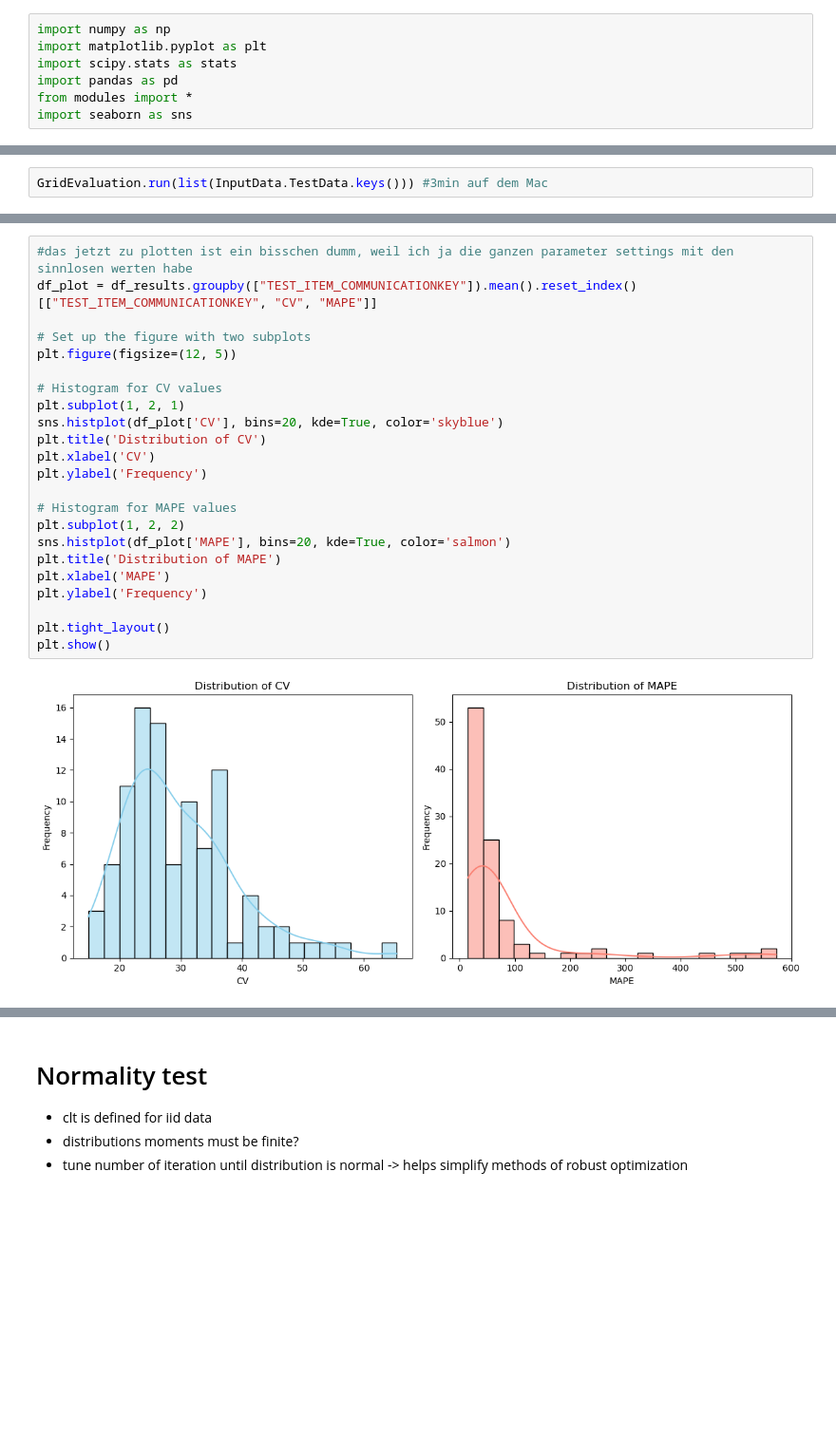
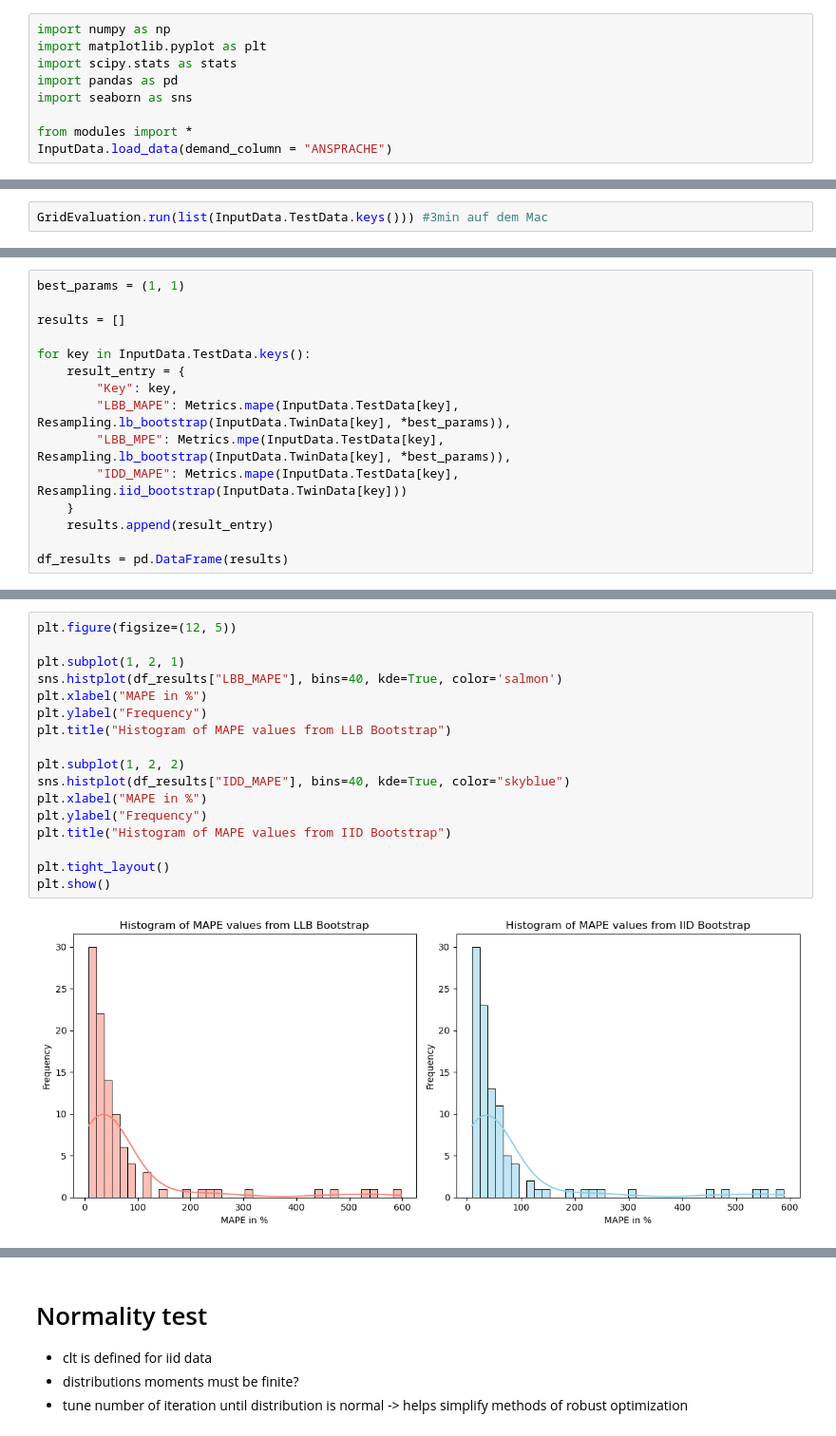
Before and after one commit to chrisnhr/Diplom, a Jupyter notebook: bootstrapping.ipynb, the cells around one changed output, grey strips where cells are left out. Shown: that part at 95% size. Drawn from its saved outputs; the diff is of its cells as text; blank space fills up the shorter version.

Commit message:
add seaborn to environment and refactor InputData class to support dynamic demand column and twin number

```diff
--- a/bootstrapping.ipynb
+++ b/bootstrapping.ipynb
@@ -3,8 +3,10 @@ import numpy as np
 import matplotlib.pyplot as plt
 import scipy.stats as stats
 import pandas as pd
+import seaborn as sns
+
 from modules import *
-import seaborn as sns
+InputData.load_data(demand_column = "ANSPRACHE")
 # %%
 # TODO: evaluieren der korrekten window positionen unter zero indexing, was sind die mindest dinger für die grid search windows, input dataen vollenden (z.B. NAs), die iid bootstraps implementieren
 
@@ -210,0 +77,15 @@ plt.show()
+# %%
+best_params = (1, 1)
+
+results = []
+
+for key in InputData.TestData.keys():
+    result_entry = {
+        "Key": key,
+        "LBB_MAPE": Metrics.mape(InputData.TestData[key], Resampling.lb_bootstrap(InputData.TwinData[key], *best_params)),
+        "LBB_MPE": Metrics.mpe(InputData.TestData[key], Resampling.lb_bootstrap(InputData.TwinData[key], *best_params)),
+        "IDD_MAPE": Metrics.mape(InputData.TestData[key], Resampling.iid_bootstrap(InputData.TwinData[key]))
+    }
+    results.append(result_entry)
+
+df_results = pd.DataFrame(results)
@@ -211,25 +94,19 @@ plt.show()
 # %%
-#das jetzt zu plotten ist ein bisschen dumm, weil ich ja die ganzen parameter settings mit den sinnlosen werten habe
-df_plot = df_results.groupby(["TEST_ITEM_COMMUNICATIONKEY"]).mean().reset_index()[["TEST_ITEM_COMMUNICATIONKEY", "CV", "MAPE"]]
-
-# Set up the figure with two subplots
 plt.figure(figsize=(12, 5))
 
-# Histogram for CV values
 plt.subplot(1, 2, 1)
-sns.histplot(df_plot['CV'], bins=20, kde=True, color='skyblue')
-plt.title('Distribution of CV')
-plt.xlabel('CV')
-plt.ylabel('Frequency')
+sns.histplot(df_results["LBB_MAPE"], bins=40, kde=True, color='salmon')
+plt.xlabel("MAPE in %")
+plt.ylabel("Frequency")
+plt.title("Histogram of MAPE values from LLB Bootstrap")
 
-# Histogram for MAPE values
 plt.subplot(1, 2, 2)
-sns.histplot(df_plot['MAPE'], bins=20, kde=True, color='salmon')
-plt.title('Distribution of MAPE')
-plt.xlabel('MAPE')
-plt.ylabel('Frequency')
+sns.histplot(df_results["IDD_MAPE"], bins=40, kde=True, color="skyblue")
+plt.xlabel("MAPE in %")
+plt.ylabel("Frequency")
+plt.title("Histogram of MAPE values from IID Bootstrap")
 
 plt.tight_layout()
 plt.show()
 # %% [output]
-[figure, old version]
+[figure, new version]
```
Also changed, not shown: parts of 25 cells of this notebook, 2 other files.
